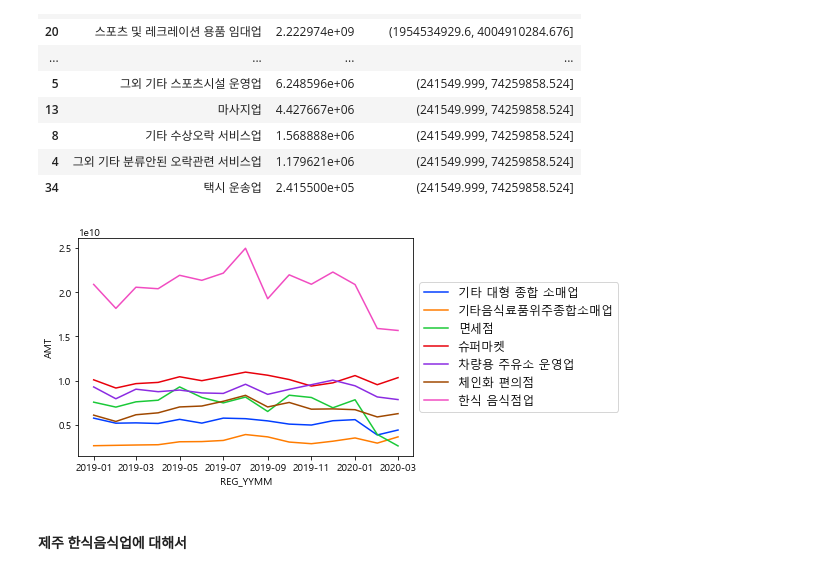
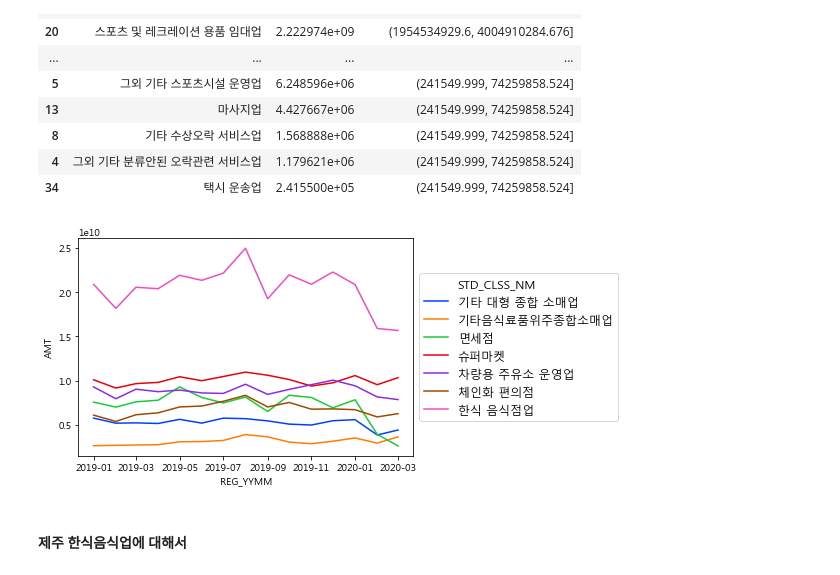
Before and after one commit to starlidust/jeju_creditcard, a Jupyter notebook: EDA_진행중.ipynb, the cells around one changed output. Cells and saved outputs as stored; diff of their text form; code cells hidden in the pictures.

```diff
--- a/EDA_진행중.ipynb
+++ b/EDA_진행중.ipynb
@@ -396,14 +396,14 @@ range_upjong
 # %%
 #평균 거래금액이 높았던 상위 7개의 경우
 #한식업, 면세점, 주유소 등은 크게 감소했으나, 슈퍼마켓, 소매업은 오히려 다소 상승세
 palette = sns.color_palette("bright",n_colors=7)
 sam_col = range_upjong['STD_CLSS_NM'][:7].values
 sample = jeju[jeju.STD_CLSS_NM.isin(sam_col)]
 sns.lineplot(x = "REG_YYMM",y = "AMT", hue = "STD_CLSS_NM",data = sample,palette=palette)
-plt.legend(name,loc = 'center left',bbox_to_anchor=(1, 0.5),fontsize = 12)
+plt.legend(loc = 'center left',bbox_to_anchor=(1, 0.5),fontsize = 12)
 plt.show()
 # %% [output]
-[figure, old version]
+[figure, new version]
 # %% [markdown]
 #### 제주 한식음식업에 대해서
 # %%
```
Also changed, not shown: parts of 14 cells of this notebook, 3 other files.
